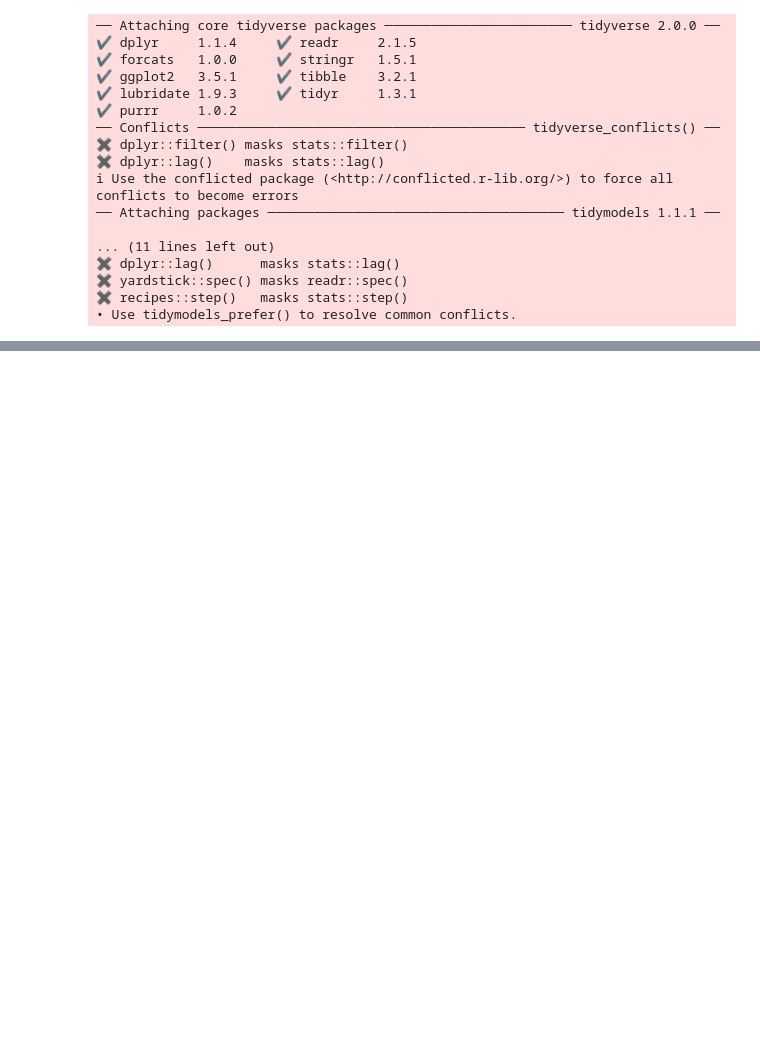
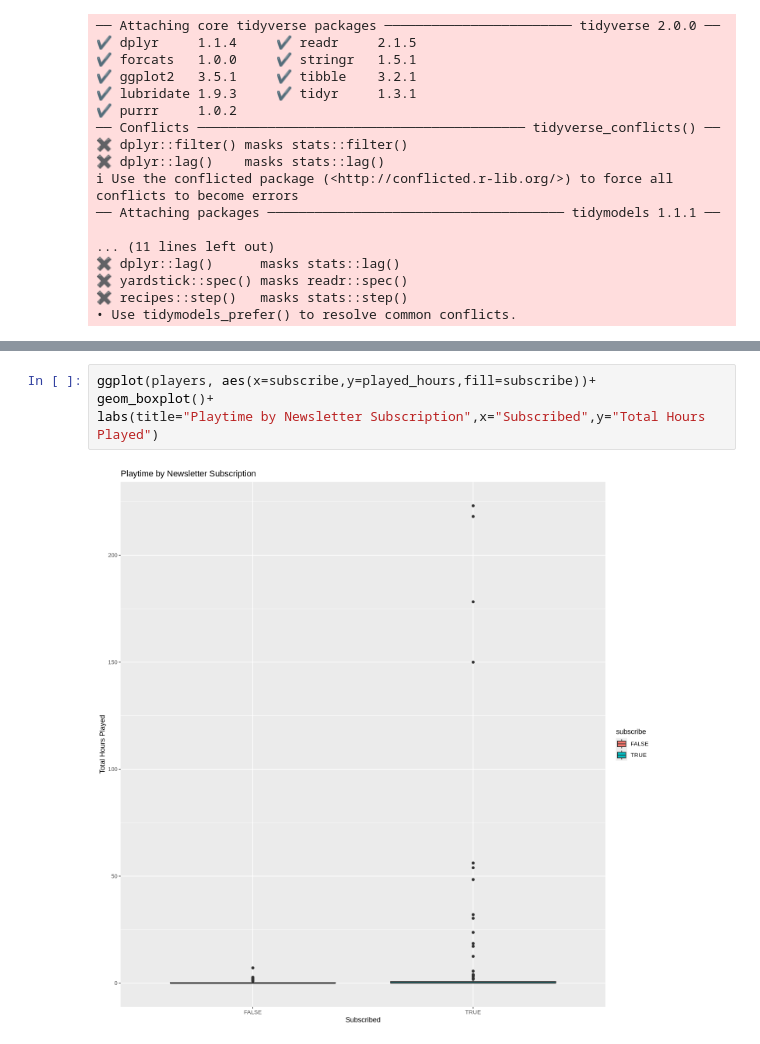
Before and after one commit to vincccss/dsci100-project-planning, a Jupyter notebook: vincent_individual_project.ipynb, the cells around one changed output, grey strips where cells are left out. Saved outputs shown, nothing was run; the diff lists cells and outputs as text; blank space fills up the shorter version.

```diff
--- a/vincent_individual_project.ipynb
+++ b/vincent_individual_project.ipynb
@@ -83,0 +115,6 @@ A spec_tbl_df: 1535 × 5
+# %%
+ggplot(players, aes(x=subscribe,y=played_hours,fill=subscribe))+
+geom_boxplot()+
+labs(title="Playtime by Newsletter Subscription",x="Subscribed",y="Total Hours Played")
+# %% [output]
+[figure, added]
```
Also changed, not shown: parts of 3 cells of this notebook.
